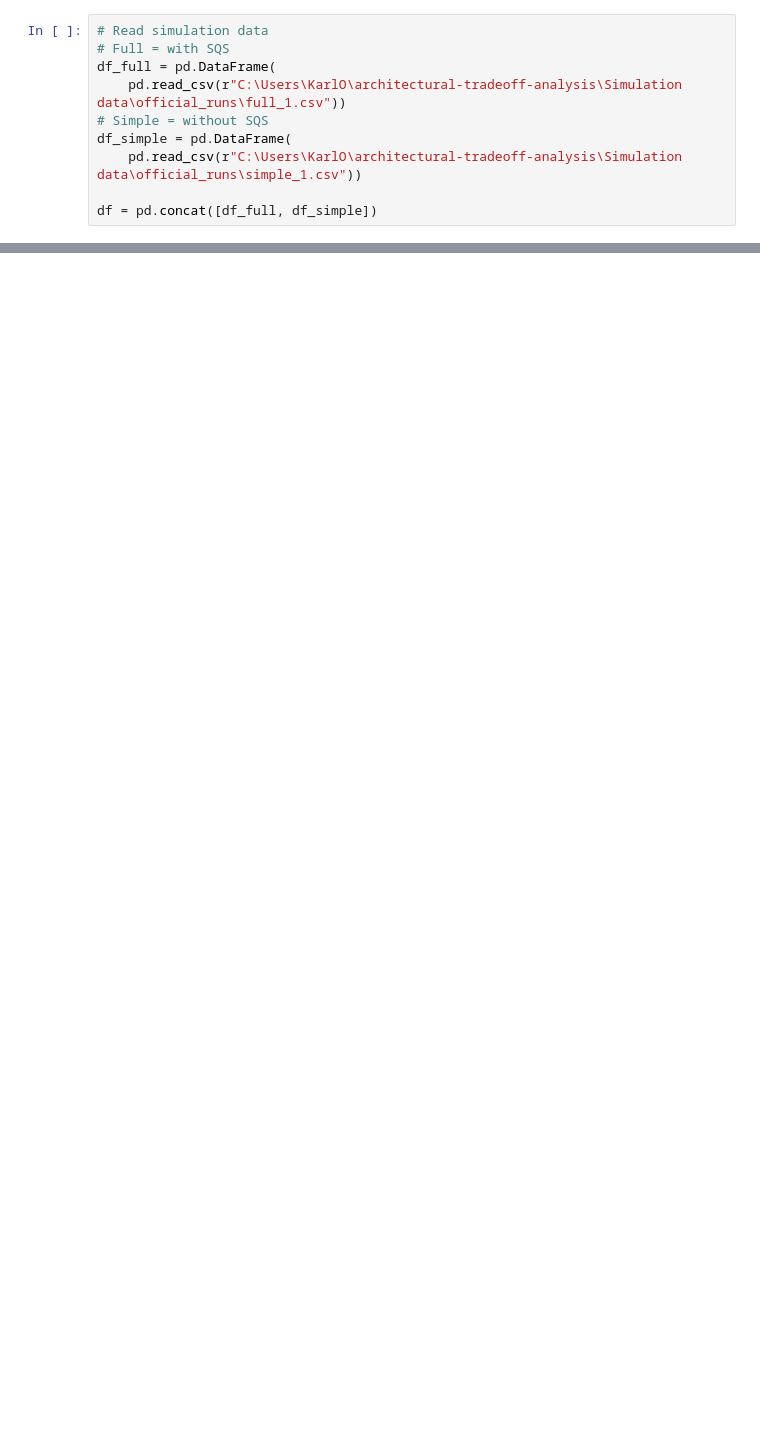
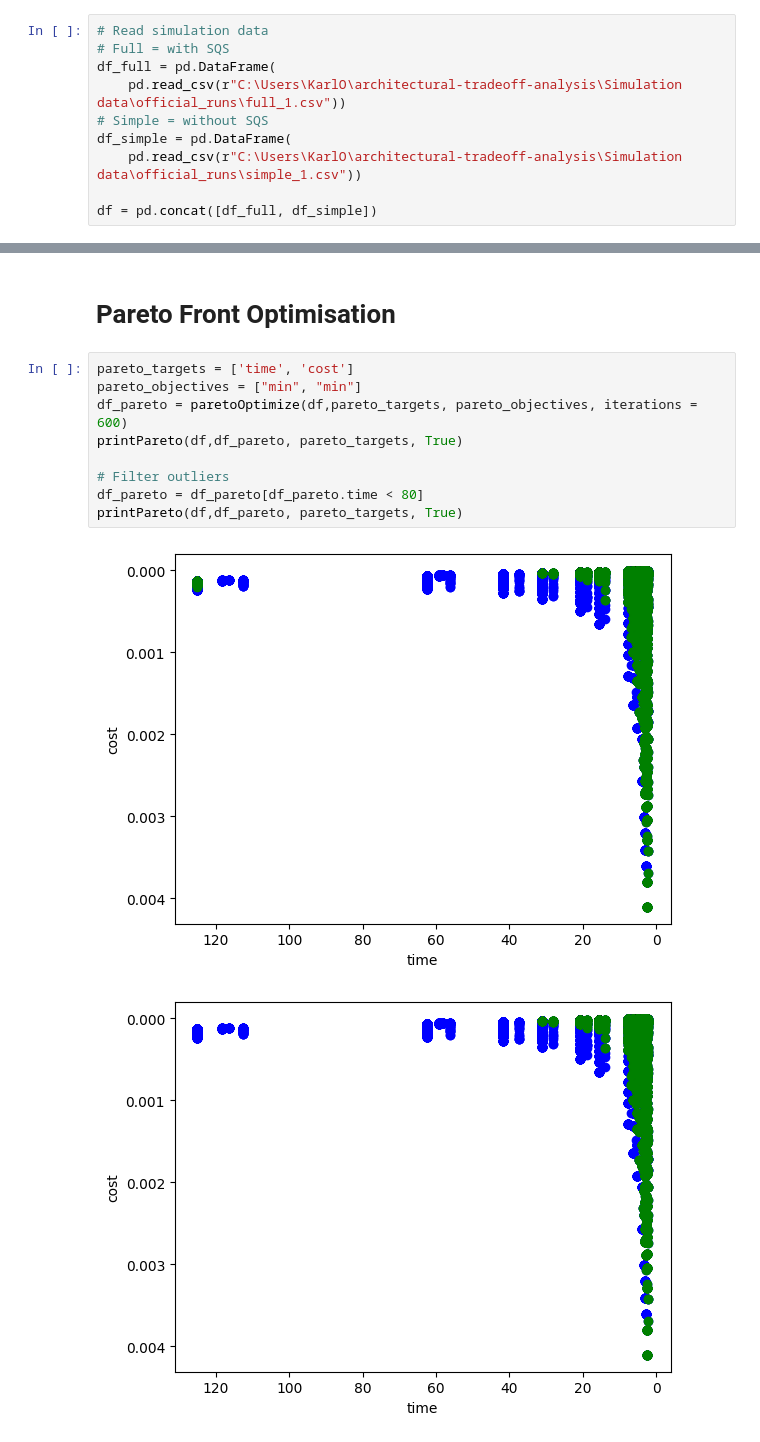
Before and after one commit to karloq/architectural-tradeoff-analysis, a Jupyter notebook: Analysis/PCA_analysis.ipynb, the cells around one changed output, grey strips where cells are left out. Drawn from its saved outputs; the diff is of its cells as text; blank space fills up the shorter version.

```diff
--- a/Analysis/PCA_analysis.ipynb
+++ b/Analysis/PCA_analysis.ipynb
@@ -177,0 +30,14 @@ Name: PC2, dtype: float64
+# %% [markdown]
+# Pareto Front Optimisation
+# %%
+pareto_targets = ['time', 'cost']
+pareto_objectives = ["min", "min"]
+df_pareto = paretoOptimize(df,pareto_targets, pareto_objectives, iterations = 600)
+printPareto(df,df_pareto, pareto_targets, True)
+
+# Filter outliers
+df_pareto = df_pareto[df_pareto.time < 80]
+printPareto(df,df_pareto, pareto_targets, True)
+# %% [output]
+[figure, added]
+[figure, added]
```
Also changed, not shown: parts of 14 cells of this notebook, 1 other file.
